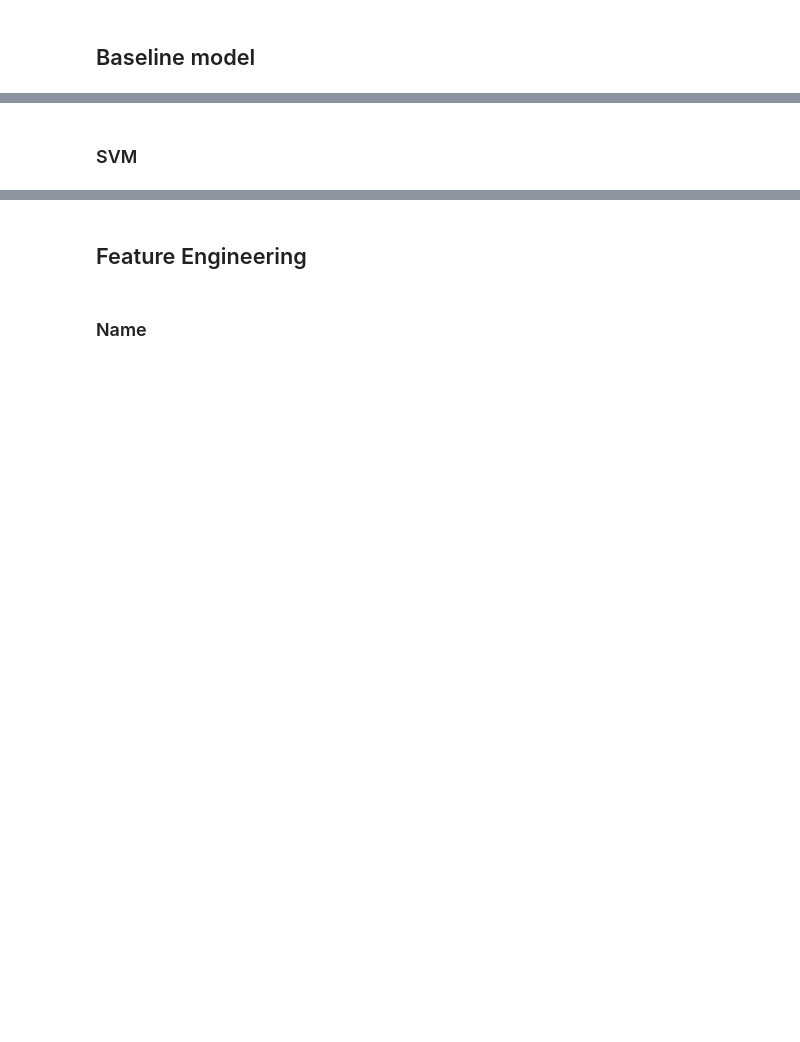
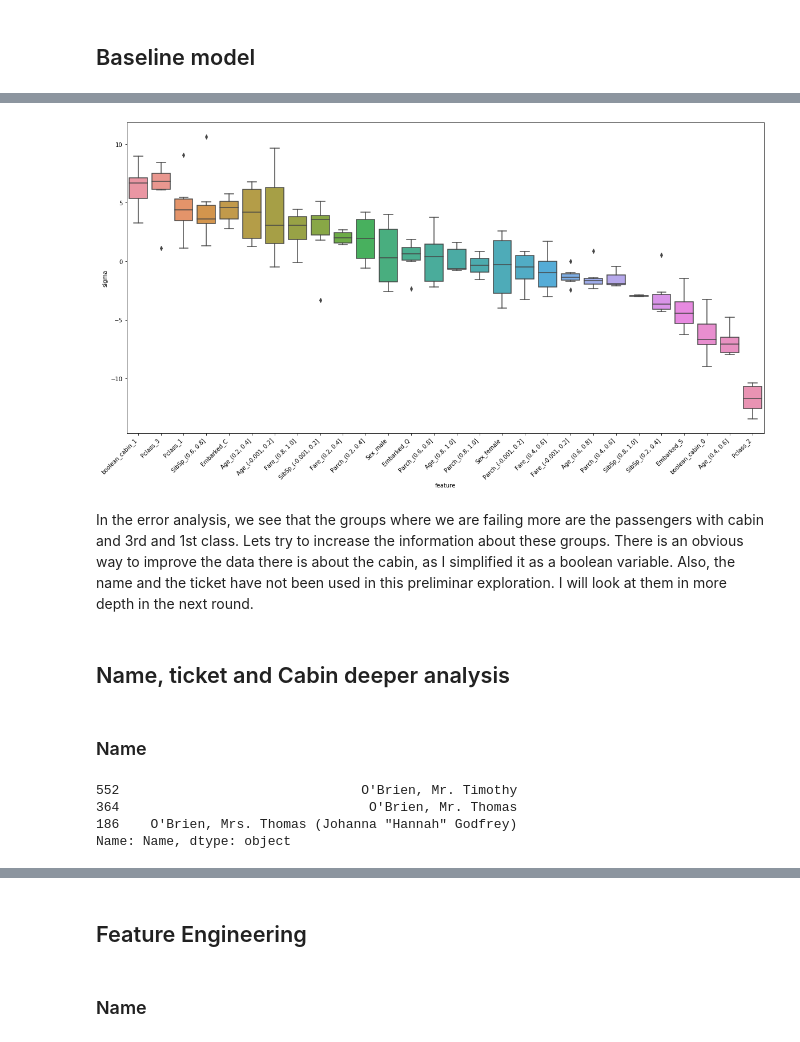
Before and after one commit to Amoralpa11/kaggle-titanic, a Jupyter notebook: data_exploratory_analysis.ipynb, the cells around one changed output, grey strips where cells are left out. Drawn from its saved outputs; the diff is of its cells as text; code cells hidden in the pictures; blank space fills up the shorter version.

```diff
--- a/data_exploratory_analysis.ipynb
+++ b/data_exploratory_analysis.ipynb
@@ -442,0 +659,11 @@ print(f"result: {f1_mean:.3} +- {f1_sd:.3}")
+# %%
+def bucketize_df(df, bins = None, template = None):
+    df = df.copy()
+    for col in df:
+
+        if len(df[col].unique()) > 2:
+            if type(bins) != int:
+                bins = template[col].cat.categories
+            df[col] = pd.cut(df[col], bins)
+
+    return df
@@ -443,2 +714,10 @@ print(f"result: {f1_mean:.3} +- {f1_sd:.3}")
+# %%
+analyze_errors(error_df_dict)
+# %% [output]
+[figure, added]
+# %% [markdown]
+In the error analysis, we see that the groups where we are failing more are the passengers with cabin and 3rd and 1st class. Lets try to increase the information about these groups. There is an obvious way to improve the data there is about the cabin, as I simplified it as a boolean variable. Also, the name and the ticket have not been used in this preliminar exploration. I will look at them in more depth in the next round.
+# %% [markdown]
+## Name, ticket and Cabin deeper analysis
 # %% [markdown]
-### SVM
+### Name
@@ -466,0 +724,7 @@ print(f"result: {f1_mean:.3} +- {f1_sd:.3}")
+# %%
+data.Name[data.Name.apply(lambda x: "Brien" in x)]
+# %% [output]
+552                               O'Brien, Mr. Timothy
+364                                O'Brien, Mr. Thomas
+186    O'Brien, Mrs. Thomas (Johanna "Hannah" Godfrey)
+Name: Name, dtype: object
```
Also changed, not shown: parts of 52 cells of this notebook.
